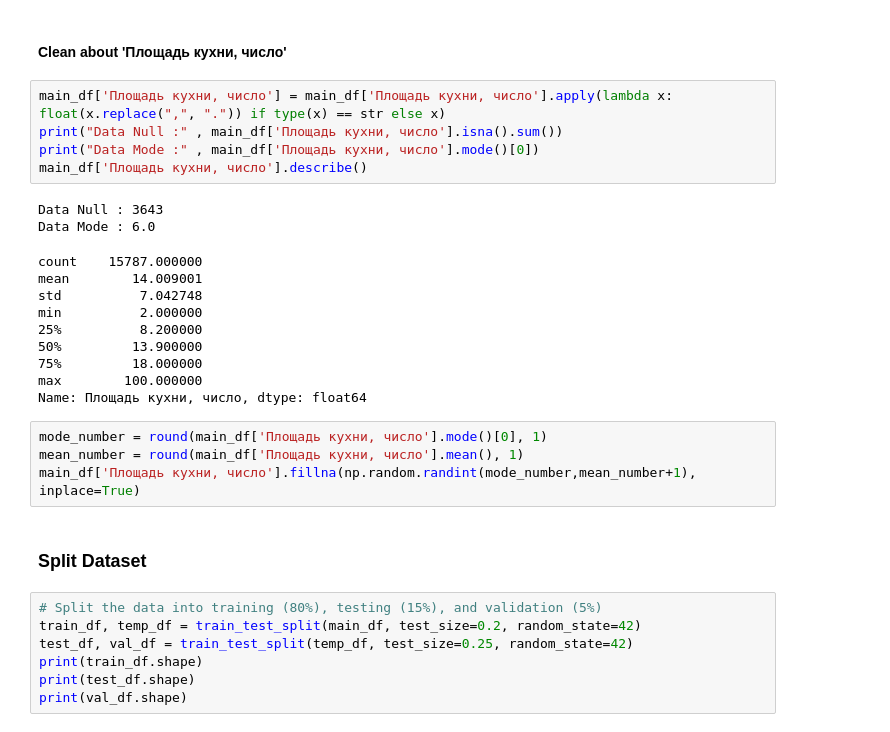
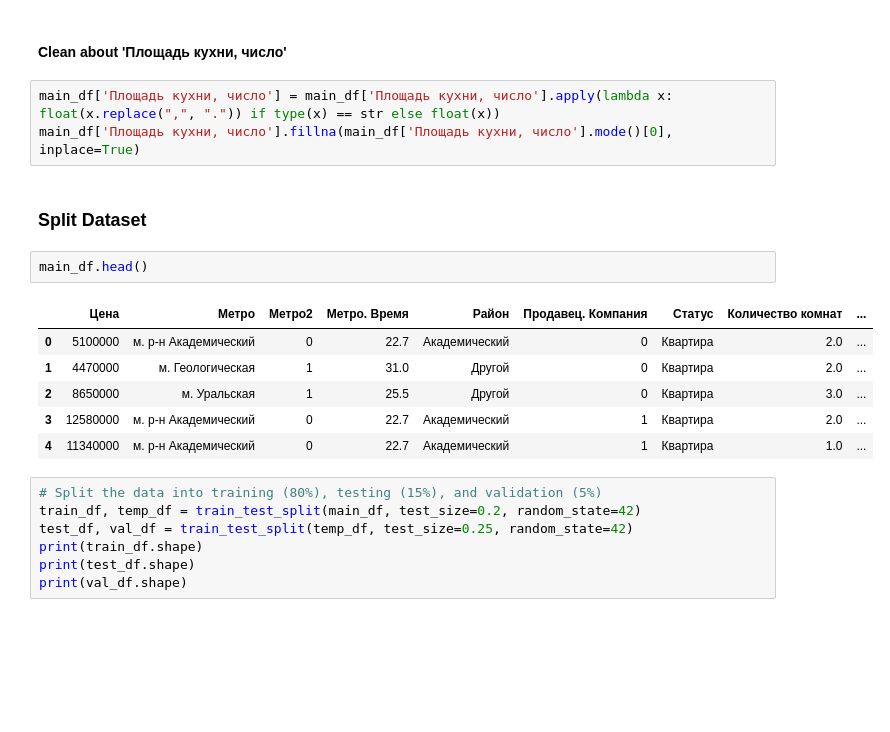
Before and after one commit to kuldii/avito_project, a Jupyter notebook: main.ipynb, the cells around one changed output. Saved outputs shown, nothing was run; the diff lists cells and outputs as text; blank space fills up the shorter version.

```diff
--- a/main.ipynb
+++ b/main.ipynb
@@ -155,28 +154,19 @@ main_df['Тип дома'].fillna('Другой', inplace=True)
 # %% [markdown]
 #### Clean about 'Площадь кухни, число'
 # %%
-main_df['Площадь кухни, число'] = main_df['Площадь кухни, число'].apply(lambda x: float(x.replace(",", ".")) if type(x) == str else x)
-print("Data Null :" , main_df['Площадь кухни, число'].isna().sum())
-print("Data Mode :" , main_df['Площадь кухни, число'].mode()[0])
-main_df['Площадь кухни, число'].describe()
+main_df['Площадь кухни, число'] = main_df['Площадь кухни, число'].apply(lambda x: float(x.replace(",", ".")) if type(x) == str else float(x))
+main_df['Площадь кухни, число'].fillna(main_df['Площадь кухни, число'].mode()[0], inplace=True)
-# %% [output]
-Data Null : 3643
-Data Mode : 6.0
-count    15787.000000
-mean        14.009001
-std          7.042748
-min          2.000000
-25%          8.200000
-50%         13.900000
-75%         18.000000
-max        100.000000
-Name: Площадь кухни, число, dtype: float64
-# %%
-mode_number = round(main_df['Площадь кухни, число'].mode()[0], 1)
-mean_number = round(main_df['Площадь кухни, число'].mean(), 1)
-main_df['Площадь кухни, число'].fillna(np.random.randint(mode_number,mean_number+1), inplace=True)
 # %% [markdown]
 ### Split Dataset
+# %%
+main_df.head()
+# %% [output]
+|  | Цена | Метро | Метро2 | Метро. Время | Район | Продавец. Компания | Статус | Количество комнат | ... |
+| 0 | 5100000 | м. р-н Академический | 0 | 22.7 | Академический | 0 | Квартира | 2.0 | ... |
+| 1 | 4470000 | м. Геологическая | 1 | 31.0 | Другой | 0 | Квартира | 2.0 | ... |
+| 2 | 8650000 | м. Уральская | 1 | 25.5 | Другой | 0 | Квартира | 3.0 | ... |
+| 3 | 12580000 | м. р-н Академический | 0 | 22.7 | Академический | 1 | Квартира | 2.0 | ... |
+| 4 | 11340000 | м. р-н Академический | 0 | 22.7 | Академический | 1 | Квартира | 1.0 | ... |
 # %%
 # Split the data into training (80%), testing (15%), and validation (5%)
 train_df, temp_df = train_test_split(main_df, test_size=0.2, random_state=42)
```
Also changed, not shown: parts of 14 cells of this notebook.
